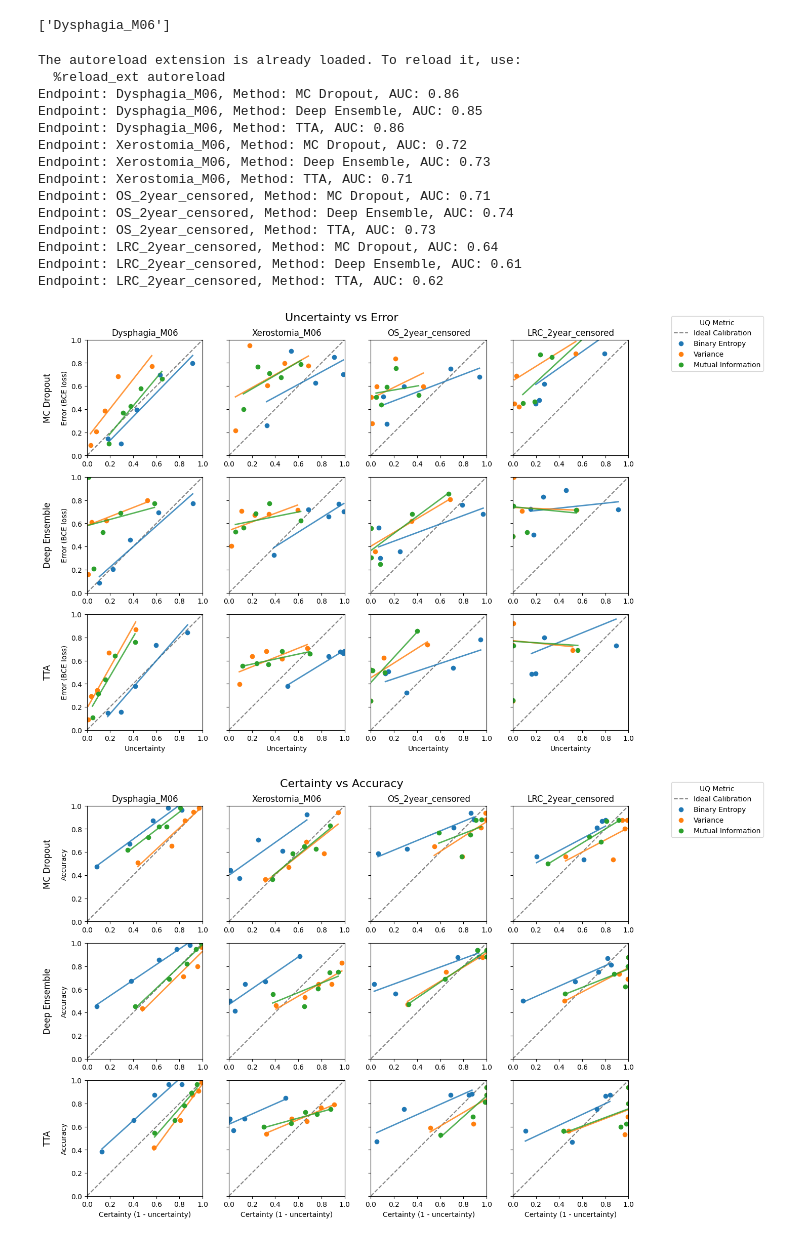
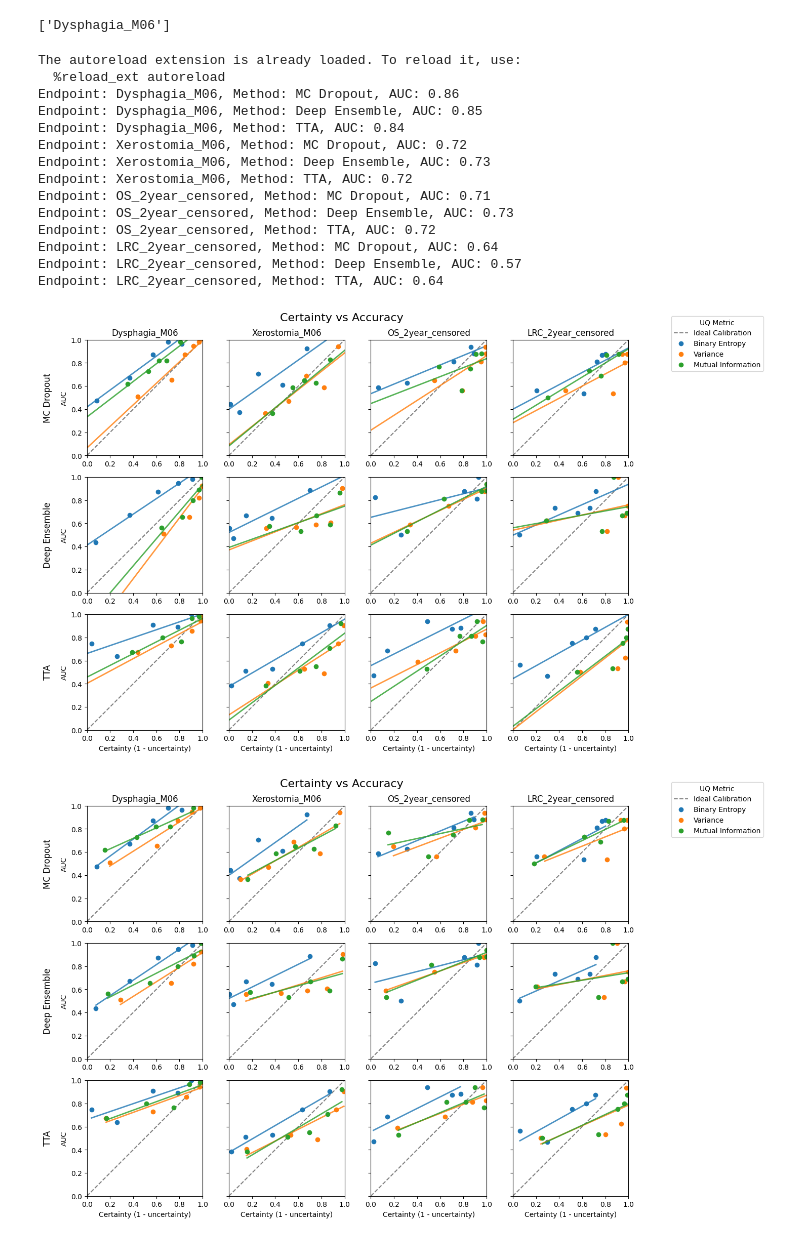
Before and after one commit to DLinRadiotherapyUMCG/PR3DICTR, a Jupyter notebook: metrics_testing.ipynb, the cells around one changed output. Drawn from its saved outputs; the diff is of its cells as text; code cells hidden in the pictures.

Commit message:
UQ experiments results

```diff
--- a/metrics_testing.ipynb
+++ b/metrics_testing.ipynb
@@ -103,27 +103,27 @@ ALL_DFS_DICT = {
 ALL_DFS_DICT = {
     "Dysphagia_M06" : {
         "MC Dropout": pd.read_csv("/home/macraedc/UQ_results/Tune MC Dysphagia SGD/20/model_1/all_predictions.csv", sep=';'),
-        "Deep Ensemble": pd.read_csv("/home/macraedc/rt_pred_results/Deep Ensemble/Dysphagia_M06/all_predictions.csv", sep=';'),
-        "TTA": pd.read_csv("/home/macraedc/rt_pred_results/TTA/Dysphagia_M06/model_1/all_predictions.csv", sep=';'),
+        "Deep Ensemble": pd.read_csv("/home/macraedc/UQ_results/Deep Ensemble/Dysphagia_M06/all_predictions.csv", sep=';'),
+        "TTA": pd.read_csv("/home/macraedc/UQ_results/TTA/Dysphagia_M06/model_1/all_predictions.csv", sep=';'),
         #"Conformal" : pd.read_csv("/home/macraedc/rt_pred_results/Tune MC Dysphagia SGD/40/model_1/all_predictions.csv", sep=';'),
         #"Conformal_2" : pd.read_csv("/home/macraedc/rt_pred_results/Tune MC Dysphagia SGD/50/model_1/all_predictions.csv", sep=';')
     },
    'Xerostomia_M06' : {
        "MC Dropout": pd.read_csv("/home/macraedc/UQ_results/Tune MC Xerostomia SGD/20/model_1/all_predictions.csv", sep=';'),
-       "Deep Ensemble": pd.read_csv("/home/macraedc/rt_pred_results/Deep Ensemble/Xerostomia_M06/all_predictions.csv", sep=';'),
-       "TTA": pd.read_csv("/home/macraedc/rt_pred_results/TTA/Xerostomia_M06/model_1/all_predictions.csv", sep=';'),
+       "Deep Ensemble": pd.read_csv("/home/macraedc/UQ_results/Deep Ensemble/Xerostomia_M06/all_predictions.csv", sep=';'),
+       "TTA": pd.read_csv("/home/macraedc/UQ_results/TTA/Xerostomia_M06/model_1/all_predictions.csv", sep=';'),
        #"Conformal" : pd.read_csv("/home/macraedc/rt_pred_results/Tune MC Xerostomia SGD/40/model_1/all_predictions.csv", sep=';'),
        #"Conformal_2" : pd.read_csv("/home/macraedc/rt_pred_results/Tune MC Xerostomia SGD/50/model_1/all_predictions.csv", sep=';')
    },
    'OS_2year_censored' : {
         "MC Dropout": pd.read_csv("/home/macraedc/UQ_results/Tune MC OS/20/model_1/all_predictions.csv", sep=';'),
-        "Deep Ensemble": pd.read_csv("/home/macraedc/rt_pred_results/Deep Ensemble/OS/all_predictions.csv", sep=';'),
-        "TTA": pd.read_csv("/home/macraedc/rt_pred_results/TTA/OS/model_1/all_predictions.csv", sep=';'),
+        "Deep Ensemble": pd.read_csv("/home/macraedc/UQ_results/Deep Ensemble/OS/all_predictions.csv", sep=';'),
+        "TTA": pd.read_csv("/home/macraedc/UQ_results/TTA/OS/model_1/all_predictions.csv", sep=';'),
             },
     'LRC_2year_censored' : {
             "MC Dropout": pd.read_csv("/home/macraedc/UQ_results/Tune MC LRC/20/model_1/all_predictions.csv", sep=';'),
-            "Deep Ensemble": pd.read_csv("/home/macraedc/rt_pred_results/Deep Ensemble/LRC/all_predictions.csv", sep=';'),
-            "TTA": pd.read_csv("/home/macraedc/rt_pred_results/TTA/LRC/model_1/all_predictions.csv", sep=';'),
+            "Deep Ensemble": pd.read_csv("/home/macraedc/UQ_results/Deep Ensemble/LRC/all_predictions.csv", sep=';'),
+            "TTA": pd.read_csv("/home/macraedc/UQ_results/TTA/LRC/model_1/all_predictions.csv", sep=';'),
                 }
 
 }
@@ -265,30 +265,34 @@ The autoreload extension is already loaded. To reload it, use:
   %reload_ext autoreload
 Endpoint: Dysphagia_M06, Method: MC Dropout, AUC: 0.86
 Endpoint: Dysphagia_M06, Method: Deep Ensemble, AUC: 0.85
-Endpoint: Dysphagia_M06, Method: TTA, AUC: 0.86
+Endpoint: Dysphagia_M06, Method: TTA, AUC: 0.84
 Endpoint: Xerostomia_M06, Method: MC Dropout, AUC: 0.72
 Endpoint: Xerostomia_M06, Method: Deep Ensemble, AUC: 0.73
-Endpoint: Xerostomia_M06, Method: TTA, AUC: 0.71
+Endpoint: Xerostomia_M06, Method: TTA, AUC: 0.72
 Endpoint: OS_2year_censored, Method: MC Dropout, AUC: 0.71
-Endpoint: OS_2year_censored, Method: Deep Ensemble, AUC: 0.74
-Endpoint: OS_2year_censored, Method: TTA, AUC: 0.73
+Endpoint: OS_2year_censored, Method: Deep Ensemble, AUC: 0.73
+Endpoint: OS_2year_censored, Method: TTA, AUC: 0.72
 Endpoint: LRC_2year_censored, Method: MC Dropout, AUC: 0.64
-Endpoint: LRC_2year_censored, Method: Deep Ensemble, AUC: 0.61
-Endpoint: LRC_2year_censored, Method: TTA, AUC: 0.62
+Endpoint: LRC_2year_censored, Method: Deep Ensemble, AUC: 0.57
+Endpoint: LRC_2year_censored, Method: TTA, AUC: 0.64
 # %%
 from src.uncertainty.visualisation.plotting_UQ import plot_nested_UQ
 
-fig = plot_nested_UQ(UQ_RESULTS_DICT, ENDPOINT_TYPES, UQ_methods_list, UQ_metrics_list, plot_type="error calibration", row_key="method", col_key="endpoint", N_bins=5)
+# fig = plot_nested_UQ(UQ_RESULTS_DICT, ENDPOINT_TYPES, UQ_methods_list, UQ_metrics_list, plot_type="error calibration", row_key="method", col_key="endpoint", N_bins=5)
+# plt.show()
+
+fig = plot_nested_UQ(UQ_RESULTS_DICT, ENDPOINT_TYPES, UQ_methods_list, UQ_metrics_list, plot_type="calibration", row_key="method", col_key="endpoint", N_bins=5, normalisation_method="minmax")
 plt.show()
 
-fig = plot_nested_UQ(UQ_RESULTS_DICT, ENDPOINT_TYPES, UQ_methods_list, UQ_metrics_list, plot_type="calibration", row_key="method", col_key="endpoint", N_bins=5)
-plt.show()
-
-fig = plot_nested_UQ(UQ_RESULTS_DICT, ENDPOINT_TYPES, UQ_methods_list, UQ_metrics_list, plot_type="sparsification", row_key="method", col_key="endpoint")
-plt.show()
+# fig = plot_nested_UQ(UQ_RESULTS_DICT, ENDPOINT_TYPES, UQ_methods_list, UQ_metrics_list, plot_type="sparsification", row_key="method", col_key="endpoint")
+# plt.show()
 # %% [output]
-[figure, old version]
+[figure, new version]
-[figure, removed]
+# %%
+fig = plot_nested_UQ(UQ_RESULTS_DICT, ENDPOINT_TYPES, UQ_methods_list, UQ_metrics_list, plot_type="calibration", row_key="method", col_key="endpoint", N_bins=5, normalisation_method="percentile")
+plt.show()
+# %% [output]
+[figure, added]
 # %%
 UQ_RESULTS_DICT.keys()
 # %% [output]
```
Also changed, not shown: parts of 4 cells of this notebook, 6 other files.
